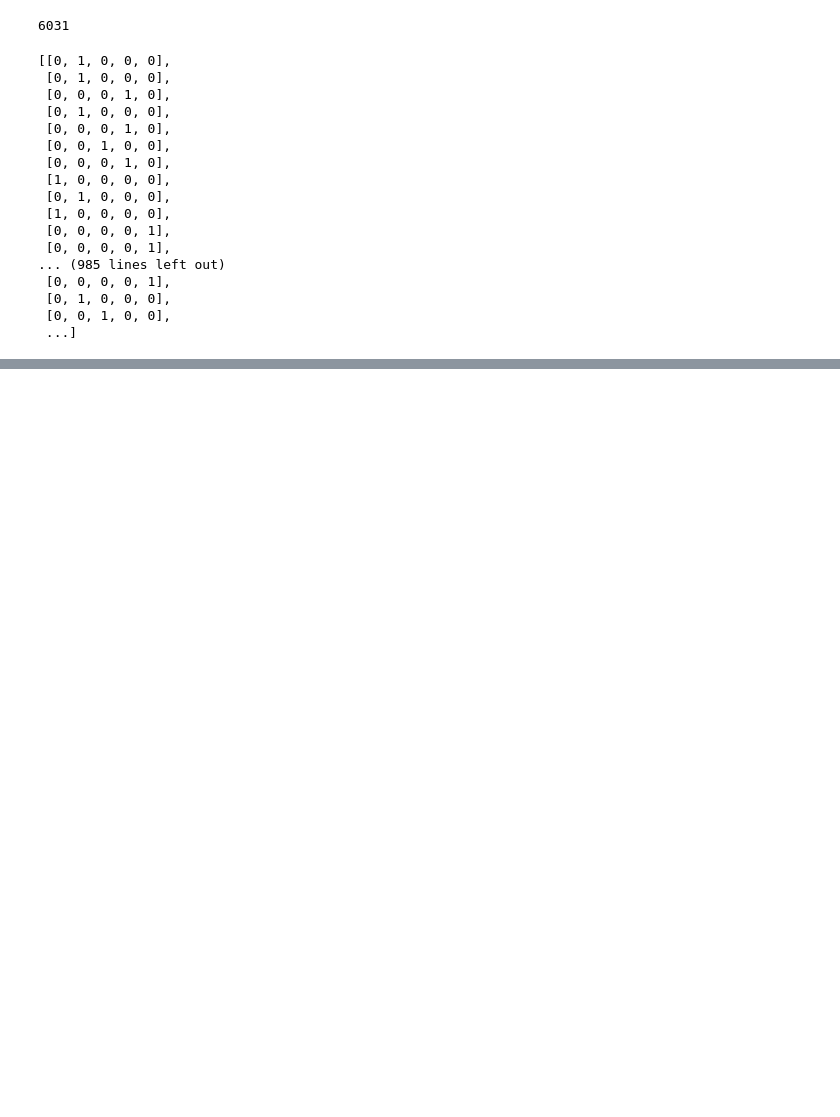
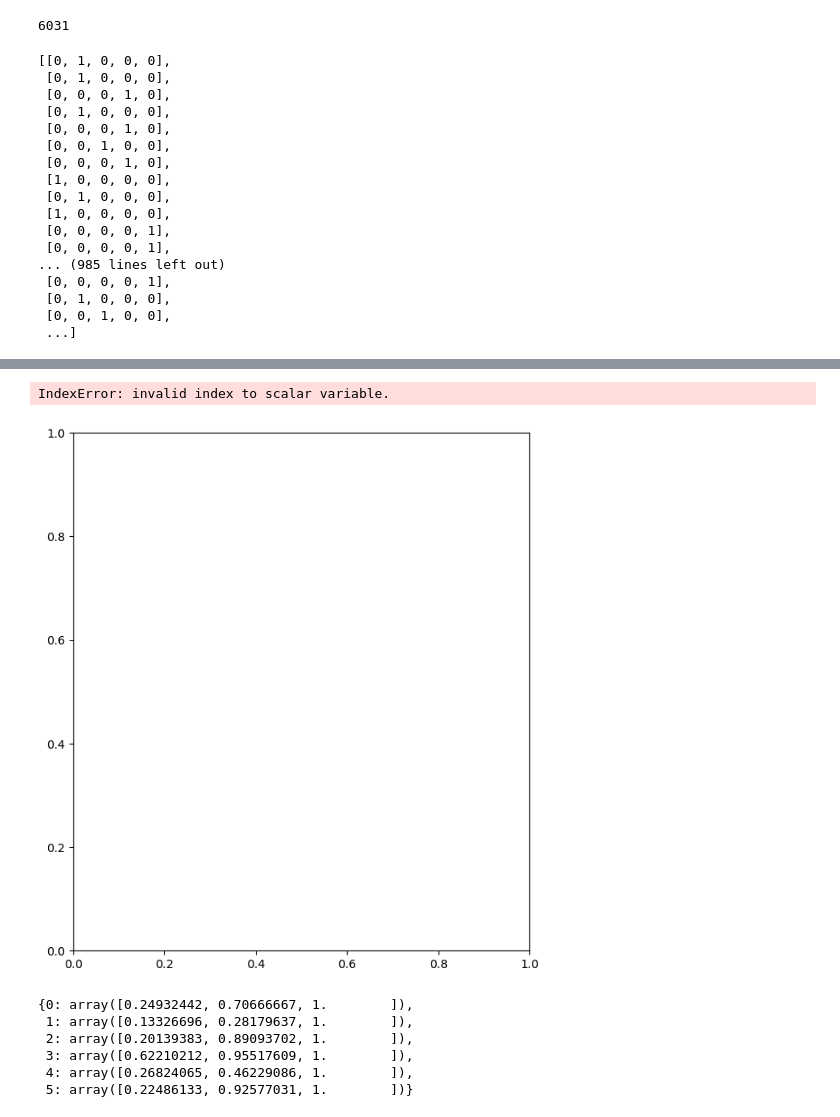
Before and after one commit to PreamJ/LDA_TopicModelling_Legal, a Jupyter notebook: evaluation.ipynb, the cells around one changed output, grey strips where cells are left out. Drawn from its saved outputs; the diff is of its cells as text; code cells hidden in the pictures; blank space fills up the shorter version.

```diff
--- a/evaluation.ipynb
+++ b/evaluation.ipynb
@@ -240,0 +375,14 @@ plt.show()
+# %%
+precision = dict()
+recall = dict()
+average_precision = dict()
+n_classes = 6
+for i in range(n_classes):
+    precision[i], recall[i], _ = metrics.precision_recall_curve(y_true[:, i], y_pred[:, i])
+    average_precision[i] = metrics.average_precision_score(y_true[:, i], y_pred[:, i])
+
+# A "micro-average": quantifying score on all classes jointly
+precision["micro"], recall["micro"], _ = metrics.precision_recall_curve(
+   y_true.ravel(), y_pred.ravel()
+)
+average_precision["micro"] = metrics.average_precision_score(y_test, y_pred, average="micro")
@@ -241,16 +396,51 @@ plt.show()
+# %%
+import matplotlib.pyplot as plt
+from itertools import cycle
+
+# setup plot details
+colors = cycle(["navy", "turquoise", "darkorange", "cornflowerblue", "teal" ,"black"])
+_, ax = plt.subplots(figsize=(7, 8))
+
+f_scores = np.linspace(0.2, 0.8, num=4)
+lines, labels = [], []
+# for f_score in f_scores:
+#     x = np.linspace(0.01, 1)
+#     y = f_score * x / (2 * x - f_score)
+#     (l,) = plt.plot(x[y >= 0], y[y >= 0], color="gray", alpha=0.2)
+#     plt.annotate("f1={0:0.1f}".format(f_score), xy=(0.9, y[45] + 0.02))
+
+for i, color in zip(range(n_classes), colors):
+    display = metrics.PrecisionRecallDisplay(
+        recall=recall[i],
+        precision=precision[i],
+        average_precision=average_precision[i],
+    )
+    display.plot(ax=ax, name=f"Precision-recall for class {i}", color=color)
+
+# add the legend for the iso-f1 curves
+handles, labels = display.ax_.get_legend_handles_labels()
+# handles.extend([l])
+# labels.extend(["iso-f1 curves"])
+# set the legend and the axes
+ax.set_xlim([0.0, 1.0])
+ax.set_ylim([0.0, 1.05])
+ax.legend(handles=handles, labels=labels, loc="lower left")
+ax.set_title("Precision-Recall curve")
+
+plt.show()
+# %% [output]
+IndexError: invalid index to scalar variable.
+[figure, added]
 # %%
-from sklearn.preprocessing import label_binarize
-
-# Use label_binarize to be multi-label like settings
-Y = label_binarize(y, classes=[0, 1, 2])
-n_classes = Y.shape[1]
-
-
-# We use OneVsRestClassifier for multi-label prediction
 from sklearn.multiclass import OneVsRestClassifier
-
-# Run classifier
 classifier = OneVsRestClassifier(svm.LinearSVC(random_state=random_state))
 classifier.fit(X_train, Y_train)
 y_score = classifier.decision_function(X_test)
 y_predict =  classifier.predict(X_test)
+# %% [output]
+{0: array([0.24932442, 0.70666667, 1.        ]),
+ 1: array([0.13326696, 0.28179637, 1.        ]),
+ 2: array([0.20139383, 0.89093702, 1.        ]),
+ 3: array([0.62210212, 0.95517609, 1.        ]),
+ 4: array([0.26824065, 0.46229086, 1.        ]),
+ 5: array([0.22486133, 0.92577031, 1.        ])}
```
Also changed, not shown: parts of 28 cells of this notebook, 20 other files.
